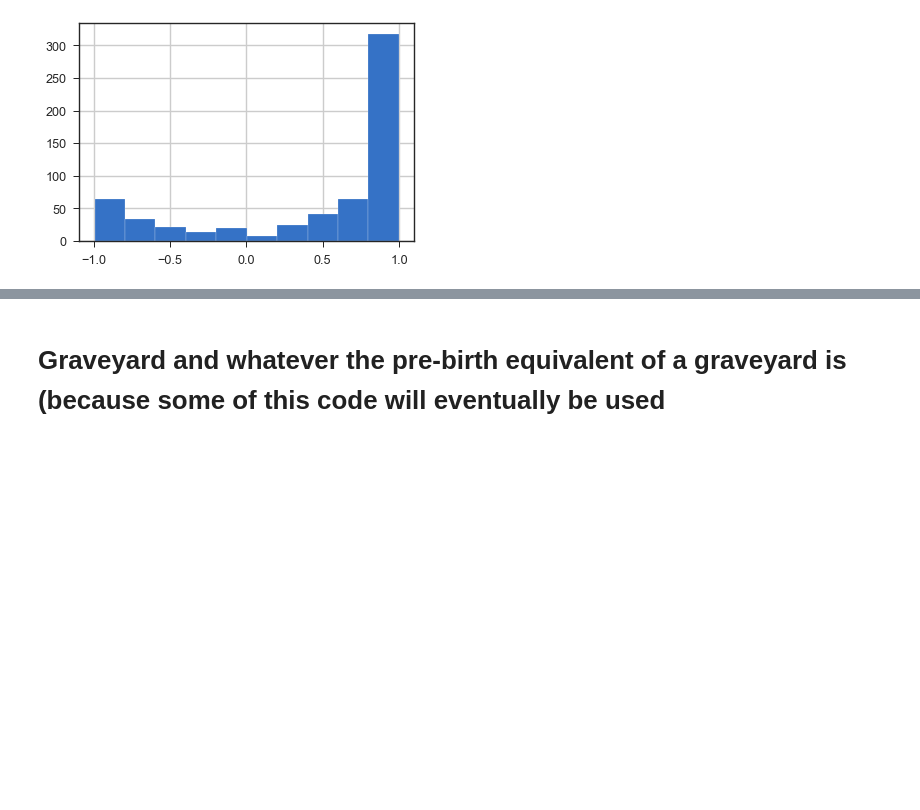
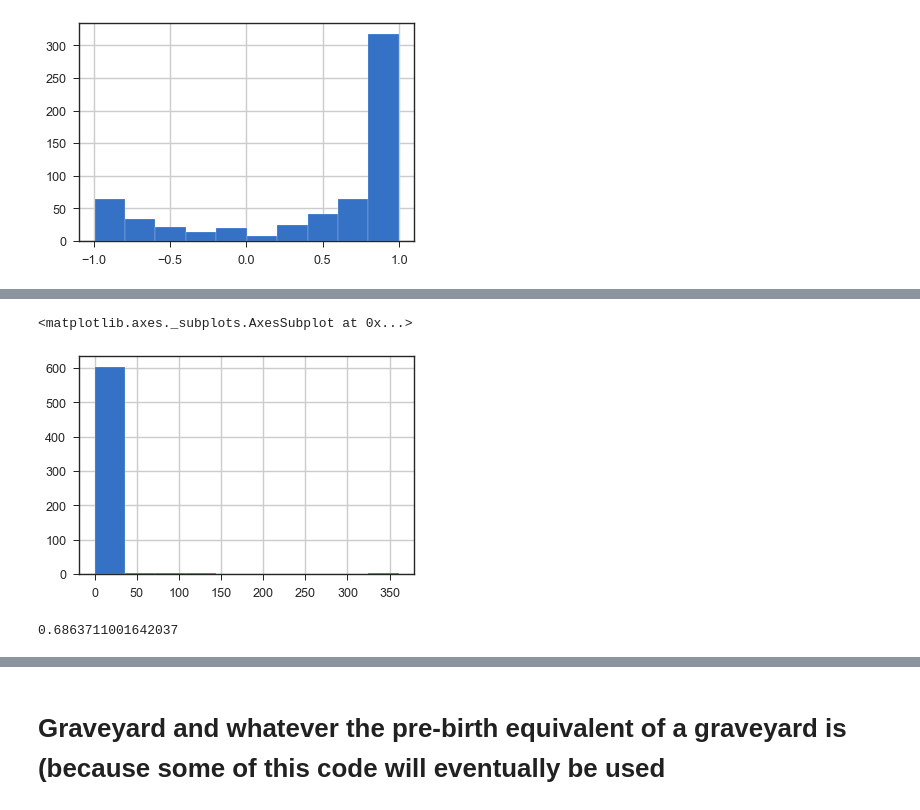
Before and after one commit to p-szymo/whitman_analysis, a Jupyter notebook: nlp_analysis.ipynb, the cells around one changed output, grey strips where cells are left out. Drawn from its saved outputs; the diff is of its cells as text; code cells hidden in the pictures; blank space fills up the shorter version.

```diff
--- a/nlp_analysis.ipynb
+++ b/nlp_analysis.ipynb
@@ -359,0 +430,5 @@ df.head()
+# %%
+%%time
+
+# run custom function to count the number of end rhymes in a poem
+df['num_end_rhymes'] = df.poem_lines.apply(end_rhyme_counter)
@@ -359,0 +471,9 @@ df.head()
+# %%
+df.num_end_rhymes.hist()
+# %% [output]
+<matplotlib.axes._subplots.AxesSubplot at 0x...>
+[figure, added]
+# %%
+len(df[df.num_end_rhymes == 0]) / len(df)
+# %% [output]
+0.6863711001642037
```
Also changed, not shown: parts of 96 cells of this notebook.
